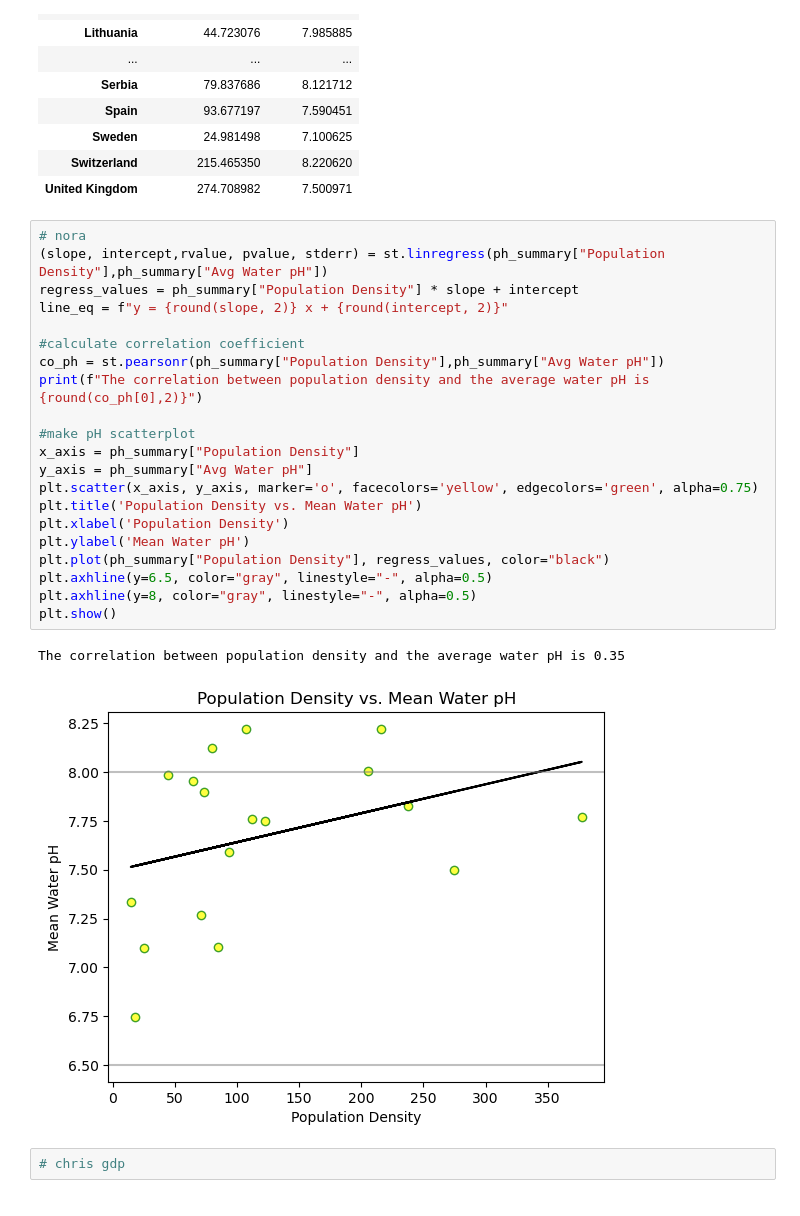
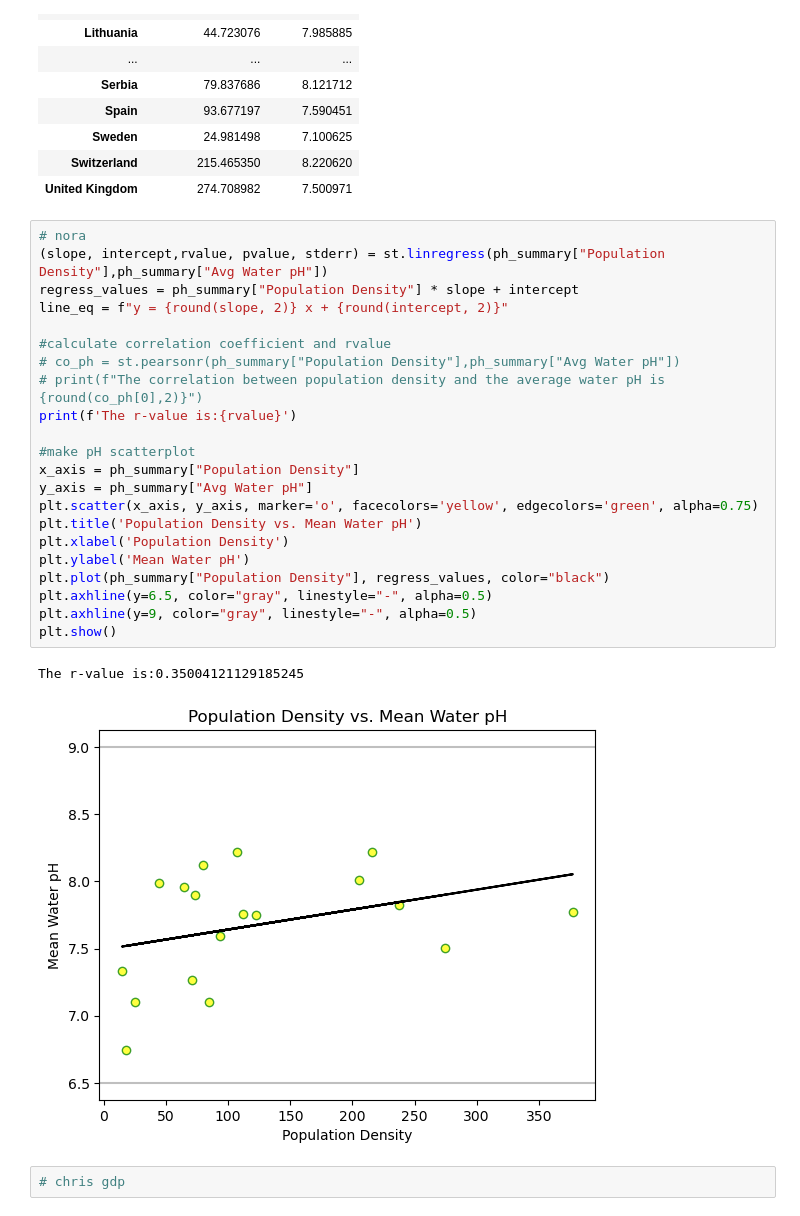
Before and after one commit to zhou0366/UMN_BootCamp_Project1_Group2, a Jupyter notebook: analysis.ipynb, the cells around one changed output. Saved outputs shown, nothing was run; the diff lists cells and outputs as text.

```diff
--- a/analysis.ipynb
+++ b/analysis.ipynb
@@ -200,27 +202,28 @@ ph_summary
 # %%
 # nora
 (slope, intercept,rvalue, pvalue, stderr) = st.linregress(ph_summary["Population Density"],ph_summary["Avg Water pH"])
 regress_values = ph_summary["Population Density"] * slope + intercept
 line_eq = f"y = {round(slope, 2)} x + {round(intercept, 2)}"
 
-#calculate correlation coefficient
-co_ph = st.pearsonr(ph_summary["Population Density"],ph_summary["Avg Water pH"])
-print(f"The correlation between population density and the average water pH is {round(co_ph[0],2)}")
+#calculate correlation coefficient and rvalue
+# co_ph = st.pearsonr(ph_summary["Population Density"],ph_summary["Avg Water pH"])
+# print(f"The correlation between population density and the average water pH is {round(co_ph[0],2)}")
+print(f'The r-value is:{rvalue}')
 
 #make pH scatterplot
 x_axis = ph_summary["Population Density"]
 y_axis = ph_summary["Avg Water pH"]
 plt.scatter(x_axis, y_axis, marker='o', facecolors='yellow', edgecolors='green', alpha=0.75)
 plt.title('Population Density vs. Mean Water pH')
 plt.xlabel('Population Density')
 plt.ylabel('Mean Water pH')
 plt.plot(ph_summary["Population Density"], regress_values, color="black")
 plt.axhline(y=6.5, color="gray", linestyle="-", alpha=0.5)
-plt.axhline(y=8, color="gray", linestyle="-", alpha=0.5)
+plt.axhline(y=9, color="gray", linestyle="-", alpha=0.5)
 plt.show()
 # %% [output]
-The correlation between population density and the average water pH is 0.35
+The r-value is:0.35004121129185245
-[figure, old version]
+[figure, new version]
 # %%
 # chris gdp
 # %%
```
Also changed, not shown: parts of 2 cells of this notebook.
